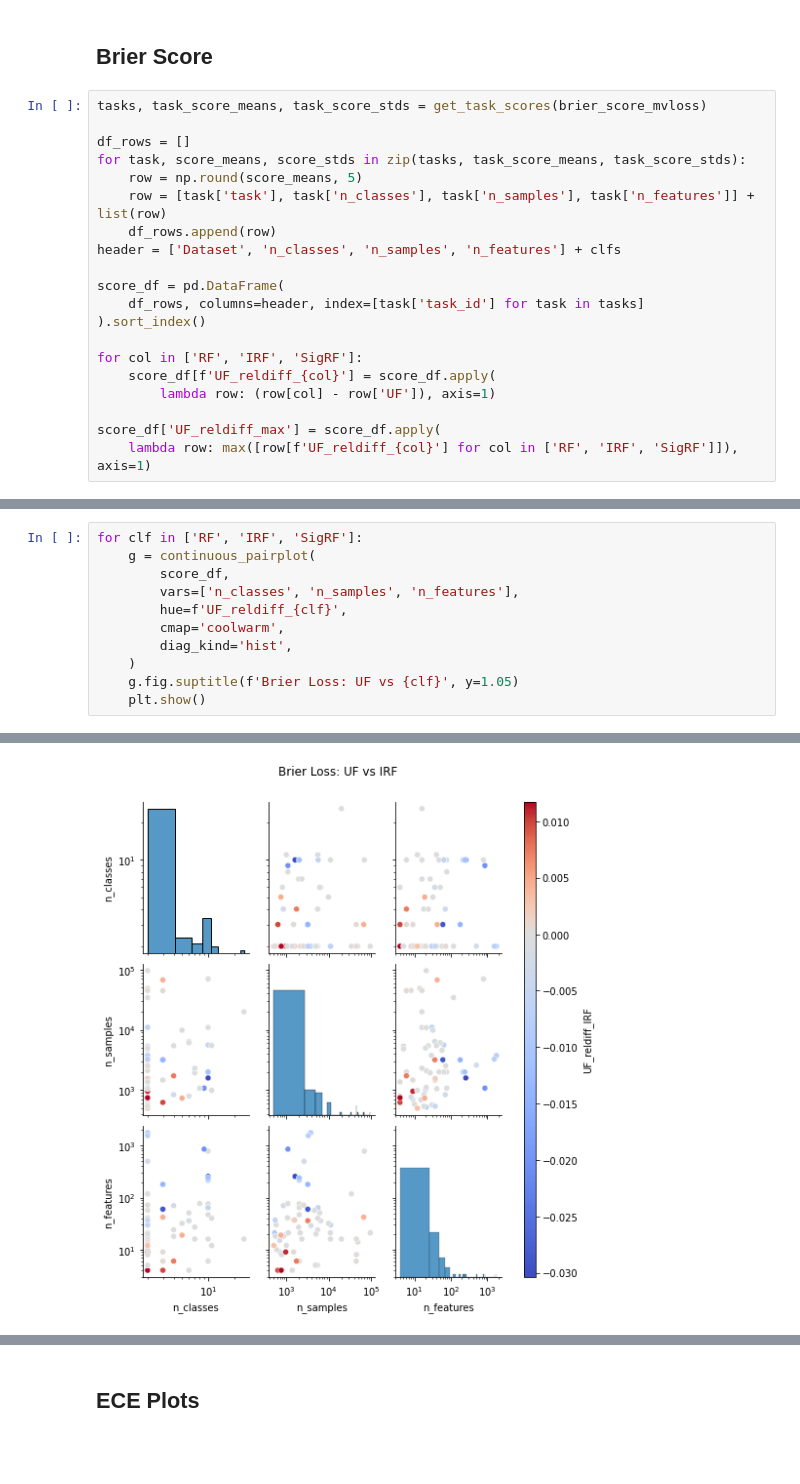
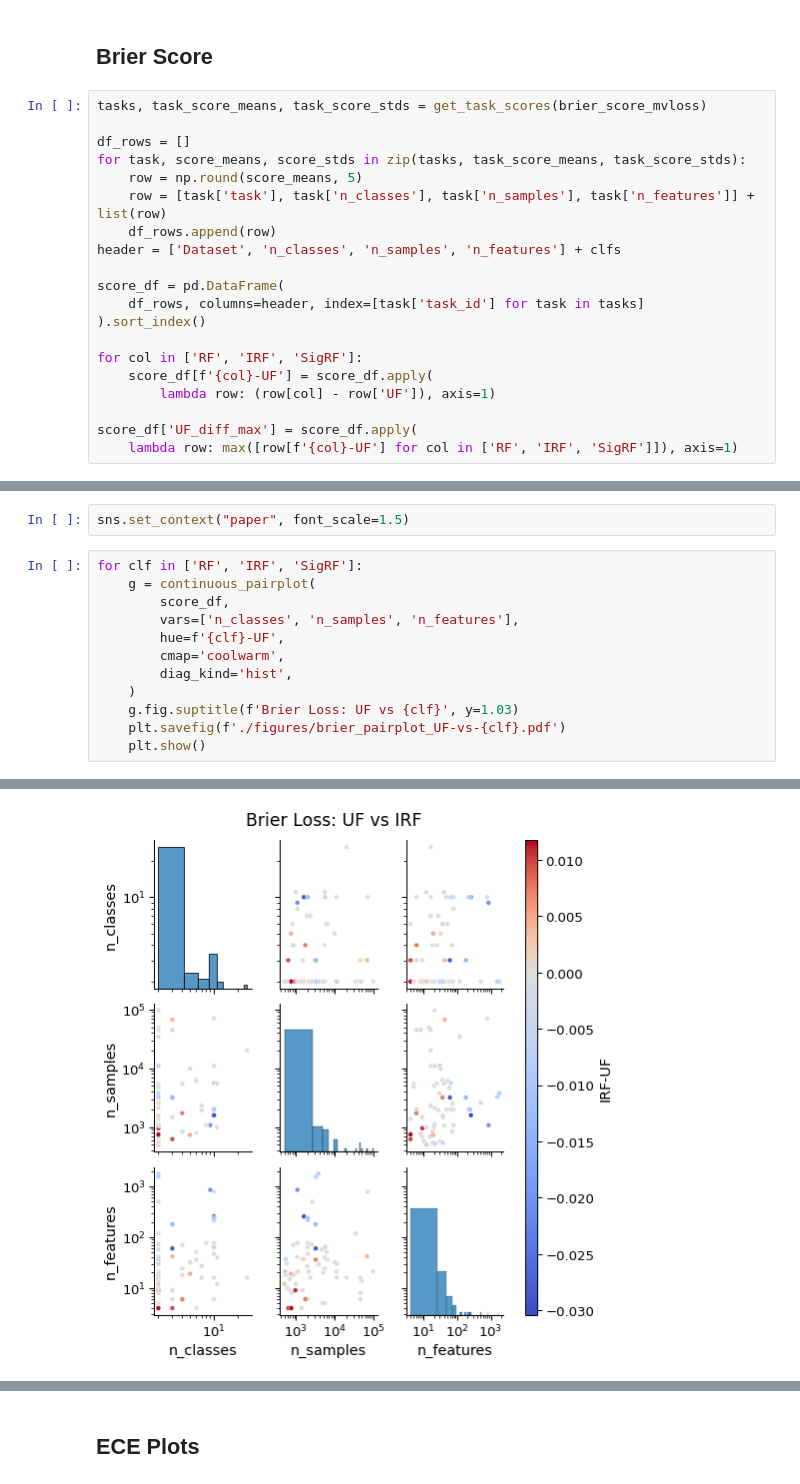
Before and after one commit to rflperry/ProgLearn, a Jupyter notebook: benchmarks/uf_experiments/cc18/results_figures_cv10.ipynb, the cells around one changed output, grey strips where cells are left out. Saved outputs shown, nothing was run; the diff lists cells and outputs as text; blank space fills up the shorter version.

```diff
--- a/benchmarks/uf_experiments/cc18/results_figures_cv10.ipynb
+++ b/benchmarks/uf_experiments/cc18/results_figures_cv10.ipynb
@@ -199,8 +201,8 @@ score_df = pd.DataFrame(
 ).sort_index()
 
 for col in ['RF', 'IRF', 'SigRF']:
-    score_df[f'UF_reldiff_{col}'] = score_df.apply(
+    score_df[f'{col}-UF'] = score_df.apply(
         lambda row: (row[col] - row['UF']), axis=1)
 
-score_df['UF_reldiff_max'] = score_df.apply(
-    lambda row: max([row[f'UF_reldiff_{col}'] for col in ['RF', 'IRF', 'SigRF']]), axis=1)
+score_df['UF_diff_max'] = score_df.apply(
+    lambda row: max([row[f'{col}-UF'] for col in ['RF', 'IRF', 'SigRF']]), axis=1)
@@ -226,15 +283,18 @@ display(stat_mat)
 | IRF | 801.500 (0.017) |  | 537.500 (0.000) | 767.500 (0.010) |
 | SigRF | 1177.000 (0.594) | 1740.500 (1.000) |  | 995.000 (0.184) |
 | UF | 1097.500 (0.398) | 1510.500 (0.990) | 1283.000 (0.816) |  |
+# %%
+sns.set_context("paper", font_scale=1.5)
 # %%
 for clf in ['RF', 'IRF', 'SigRF']:
     g = continuous_pairplot(
         score_df,
         vars=['n_classes', 'n_samples', 'n_features'],
-        hue=f'UF_reldiff_{clf}',
+        hue=f'{clf}-UF',
         cmap='coolwarm',
         diag_kind='hist',
     )
-    g.fig.suptitle(f'Brier Loss: UF vs {clf}', y=1.05)
+    g.fig.suptitle(f'Brier Loss: UF vs {clf}', y=1.03)
+    plt.savefig(f'./figures/brier_pairplot_UF-vs-{clf}.pdf')
     plt.show()
 # %% [output]
@@ -242 +302 @@ for clf in ['RF', 'IRF', 'SigRF']:
-[figure, old version]
+[figure, new version]
```
Also changed, not shown: parts of 26 cells of this notebook, 17 other files.
